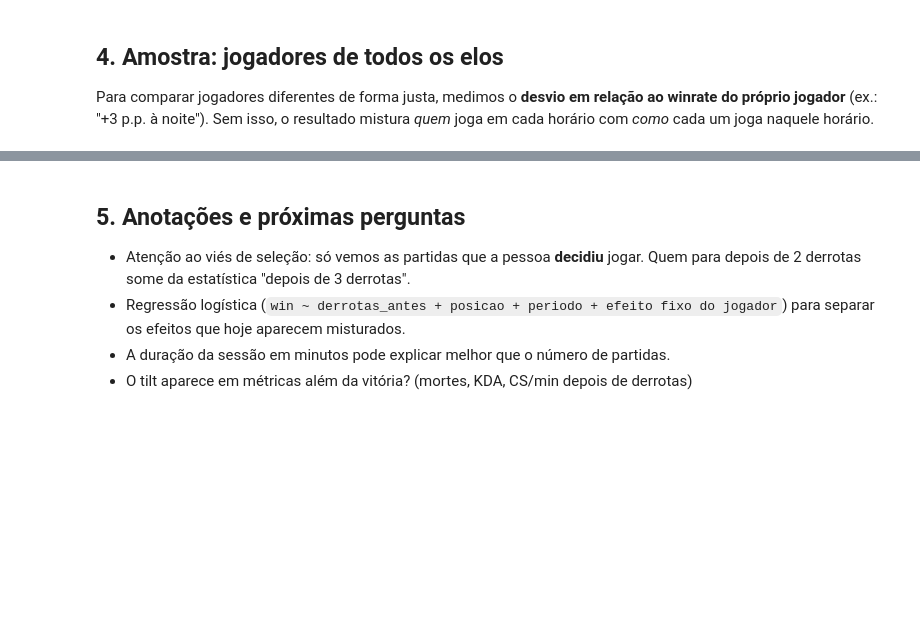
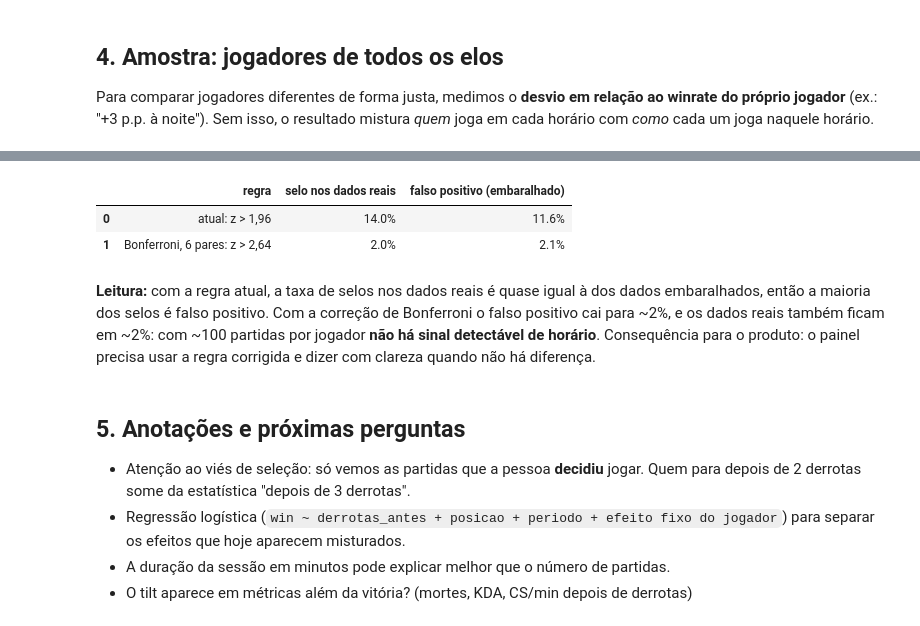
Before and after one commit to gustavoch98/projeto_site, a Jupyter notebook: backend/notebooks/01_horario_e_tilt.ipynb, the cells around one changed output, grey strips where cells are left out. Drawn from its saved outputs; the diff is of its cells as text; code cells hidden in the pictures; blank space fills up the shorter version.

```diff
--- a/backend/notebooks/01_horario_e_tilt.ipynb
+++ b/backend/notebooks/01_horario_e_tilt.ipynb
@@ -261,3 +271,55 @@ if len(todos):
+# %%
+import math
+import random
+
+
+def selo(grupo: pd.DataFrame, z_limite: float) -> bool:
+    """Mesma regra de frontend/lib/insights.ts: faixas com >= 10 partidas, melhor = maior limite
+    inferior do IC, pior = menor limite superior, teste z de duas proporções."""
+    faixas = []
+    for _, g in grupo.groupby("periodo", observed=True):
+        n, v = len(g), int(g["win"].sum())
+        if n >= 10:
+            baixo, alto = wilson(v, n)
+            faixas.append((v, n, baixo, alto))
+    if len(faixas) < 2:
+        return False
+    melhor = max(faixas, key=lambda f: f[2])
+    pior = min(faixas, key=lambda f: f[3])
+    if melhor is pior:
+        return False
+    (v1, n1, *_), (v2, n2, *_) = melhor, pior
+    p = (v1 + v2) / (n1 + n2)
+    erro = math.sqrt(p * (1 - p) * (1 / n1 + 1 / n2))
+    return erro > 0 and abs(v1 / n1 - v2 / n2) / erro > z_limite
+
+
+jogadores = [g for _, g in todos.groupby("puuid") if len(g) >= 20]
+sorteio = random.Random(42)
+linhas = []
+for z_limite, regra in [(1.96, "atual: z > 1,96"), (2.64, "Bonferroni, 6 pares: z > 2,64")]:
+    real = sum(selo(g, z_limite) for g in jogadores) / len(jogadores)
+    taxas = []
+    for _ in range(200):
+        marcados = 0
+        for g in jogadores:
+            e = g.copy()
+            e["win"] = sorteio.sample(e["win"].tolist(), len(e))
+            marcados += selo(e, z_limite)
+        taxas.append(marcados / len(jogadores))
+    linhas.append({"regra": regra, "selo nos dados reais": real, "falso positivo (embaralhado)": sum(taxas) / len(taxas)})
+
+pd.DataFrame(linhas).style.format({"selo nos dados reais": "{:.1%}", "falso positivo (embaralhado)": "{:.1%}"})
+# %% [output]
+|  | regra | selo nos dados reais | falso positivo (embaralhado) |
+| 0 | atual: z > 1,96 | 14.0% | 11.6% |
+| 1 | Bonferroni, 6 pares: z > 2,64 | 2.0% | 2.1% |
+# %% [markdown]
+**Leitura:** com a regra atual, a taxa de selos nos dados reais é quase igual à dos dados
+embaralhados, então a maioria dos selos é falso positivo. Com a correção de Bonferroni o falso
+positivo cai para ~2%, e os dados reais também ficam em ~2%: com ~100 partidas por jogador
+**não há sinal detectável de horário**. Consequência para o produto: o painel precisa usar a regra
+corrigida e dizer com clareza quando não há diferença.
 # %% [markdown]
 ## 5. Anotações e próximas perguntas
 
```
Also changed, not shown: parts of 4 cells of this notebook.
